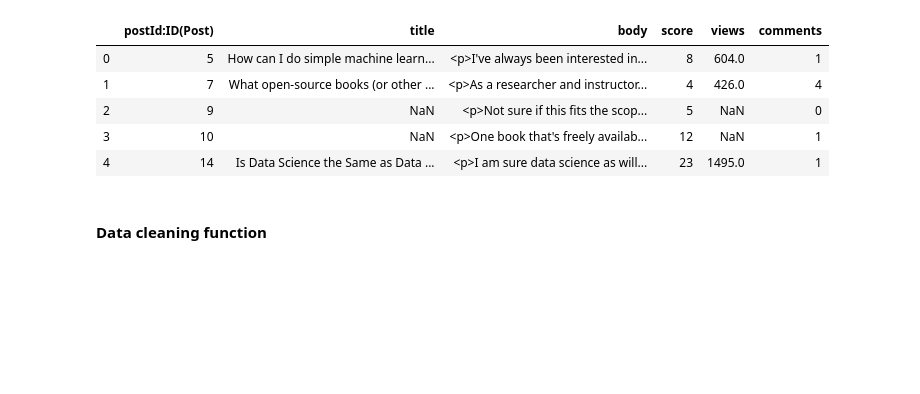
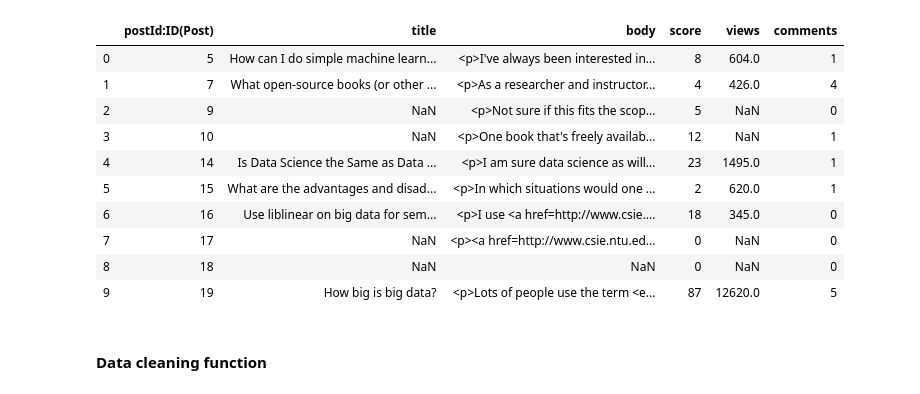
Before and after one commit to jonhealy1/stack_exchange_data_science, a Jupyter notebook: stack_data_science_text.ipynb, the cells around one changed output. Drawn from its saved outputs; the diff is of its cells as text; code cells hidden in the pictures; blank space fills up the shorter version.

```diff
--- a/stack_data_science_text.ipynb
+++ b/stack_data_science_text.ipynb
@@ -1,17 +1,20 @@
 # %%
 import pandas as pd
 df = pd.read_csv("import_code/csvs/posts.csv")
 # df.drop(['external_author_id','language','publish_date','harvested_date'],axis=1,inplace=True)
-# df.drop(['tweet_id','article_url','tco1_step1','tco2_step1','tco3_step1'],axis=1,inplace=True)
-# df.drop(['updates','retweet','new_june_2018','alt_external_id'],axis=1,inplace=True)
-df.head()
+df.head(10)
 # %% [output]
 |  | postId:ID(Post) | title | body | score | views | comments |
 | 0 | 5 | How can I do simple machine learn... | <p>I've always been interested in... | 8 | 604.0 | 1 |
 | 1 | 7 | What open-source books (or other ... | <p>As a researcher and instructor... | 4 | 426.0 | 4 |
 | 2 | 9 | NaN | <p>Not sure if this fits the scop... | 5 | NaN | 0 |
 | 3 | 10 | NaN | <p>One book that's freely availab... | 12 | NaN | 1 |
 | 4 | 14 | Is Data Science the Same as Data ... | <p>I am sure data science as will... | 23 | 1495.0 | 1 |
+| 5 | 15 | What are the advantages and disad... | <p>In which situations would one ... | 2 | 620.0 | 1 |
+| 6 | 16 | Use liblinear on big data for sem... | <p>I use <a href=http://www.csie.... | 18 | 345.0 | 0 |
+| 7 | 17 | NaN | <p><a href=http://www.csie.ntu.ed... | 0 | NaN | 0 |
+| 8 | 18 | NaN | NaN | 0 | NaN | 0 |
+| 9 | 19 | How big is big data? | <p>Lots of people use the term <e... | 87 | 12620.0 | 5 |
 # %% [markdown]
 #### Data cleaning function
 # %%
```
Also changed, not shown: parts of 4 cells of this notebook, 5 other files.
